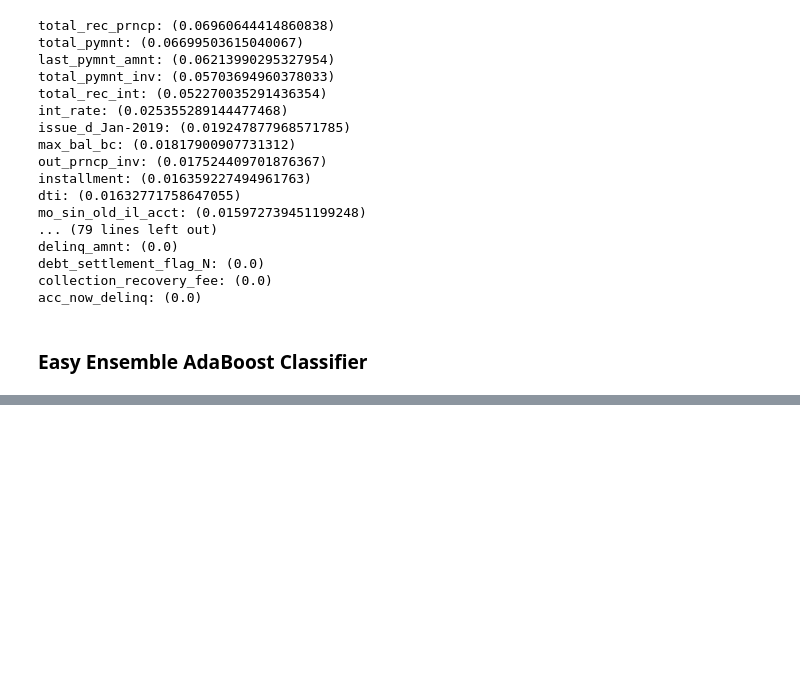
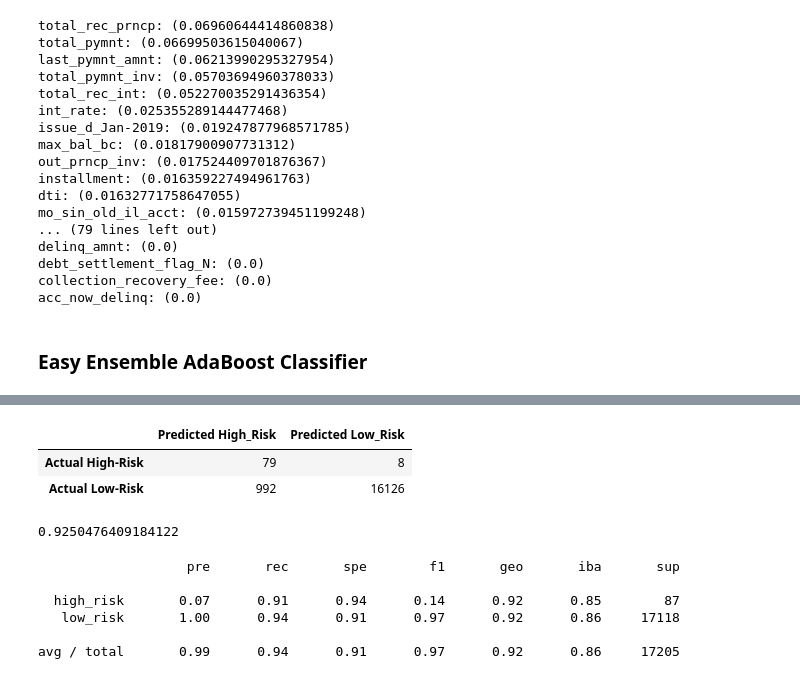
Before and after one commit to shantaljambotkar/17-Credit_Risk_Analysis, a Jupyter notebook: credit_risk_ensemble.ipynb, the cells around one changed output, grey strips where cells are left out. Saved outputs shown, nothing was run; the diff lists cells and outputs as text; code cells hidden in the pictures; blank space fills up the shorter version.

```diff
--- a/credit_risk_ensemble.ipynb
+++ b/credit_risk_ensemble.ipynb
@@ -268,16 +266,37 @@ AttributeError: 'EasyEnsembleClassifier' object has no attribute 'n_features_in_
 # %%
 # Display the confusion matrix
 from sklearn.metrics import confusion_matrix
 
-y_pred = ecc_model.predict(X_test_scaled)
-confusion_matrix(y_test, y_pred)
+y_pred = eec_model.predict(X_test_scaled)
+cm = confusion_matrix(y_test, y_pred)
+
+cm_df = pd.DataFrame(
+    cm, index=["Actual High-Risk", "Actual Low-Risk"], columns=["Predicted High_Risk", "Predicted Low_Risk"]
+)
+
+cm_df
+# %% [output]
+|  | Predicted High_Risk | Predicted Low_Risk |
+| Actual High-Risk | 79 | 8 |
+| Actual Low-Risk | 992 | 16126 |
 # %%
 # Calculated the balanced accuracy score
 from sklearn.metrics import balanced_accuracy_score
 
-balanced_accuracy_score(y_test, y_pred)
+acc_score = balanced_accuracy_score(y_test, y_pred)
+
+acc_score
+# %% [output]
+0.9250476409184122
 # %%
 # Print the imbalanced classification report
 from imblearn.metrics import classification_report_imbalanced
 
 print(classification_report_imbalanced(y_test, y_pred))
+# %% [output]
+                   pre       rec       spe        f1       geo       iba       sup
+
+  high_risk       0.07      0.91      0.94      0.14      0.92      0.85        87
+   low_risk       1.00      0.94      0.91      0.97      0.92      0.86     17118
+
+avg / total       0.99      0.94      0.91      0.97      0.92      0.86     17205
```
Also changed, not shown: parts of 2 cells of this notebook, 1 other file.
